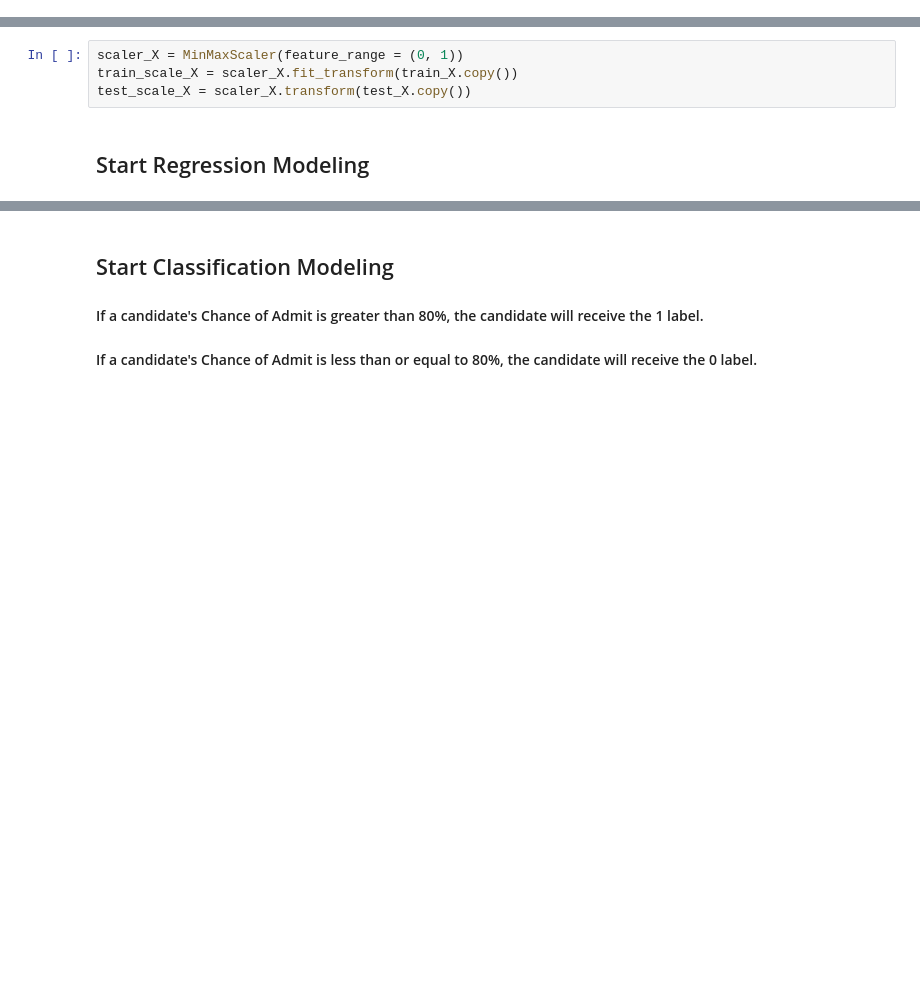
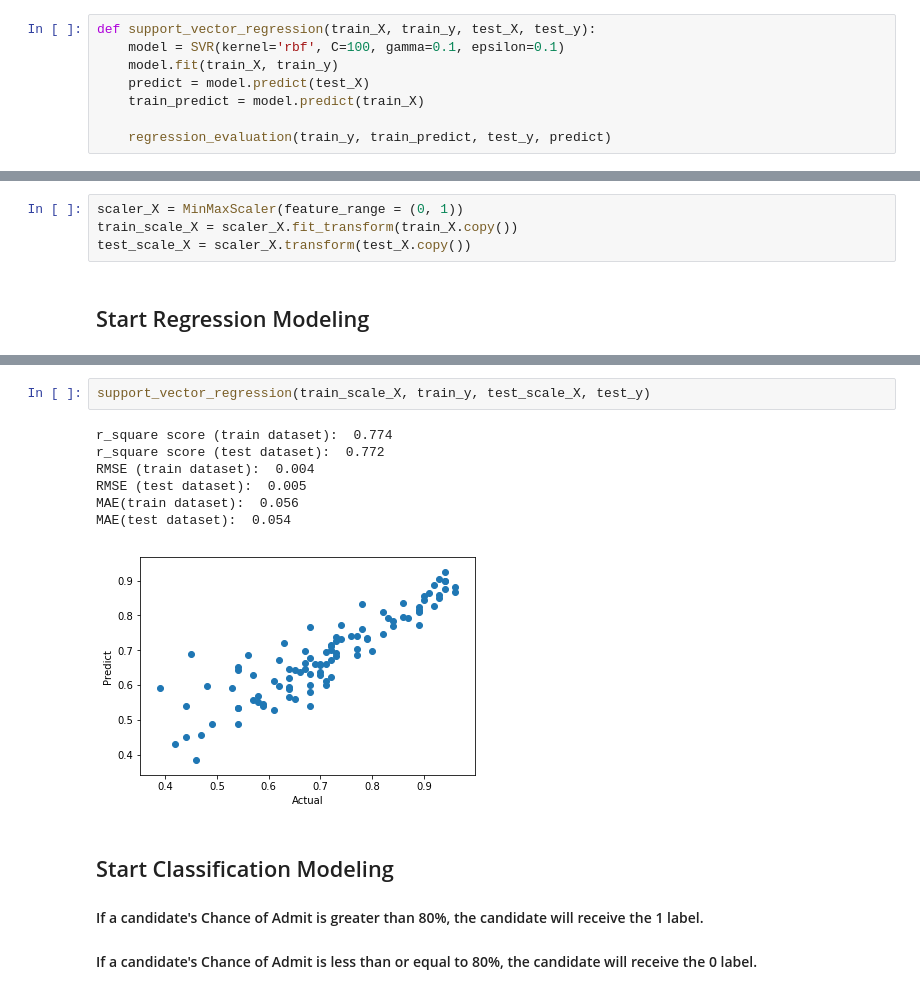
Before and after one commit to zihengh1/Graduate_admissions, a Jupyter notebook: Admission.ipynb, the cells around one changed output, grey strips where cells are left out. Saved outputs shown, nothing was run; the diff lists cells and outputs as text; blank space fills up the shorter version.

```diff
--- a/Admission.ipynb
+++ b/Admission.ipynb
@@ -121,0 +140,8 @@ def decision_tree(train_X, train_y, test_X, test_y):
+# %%
+def support_vector_regression(train_X, train_y, test_X, test_y):
+    model = SVR(kernel='rbf', C=100, gamma=0.1, epsilon=0.1)
+    model.fit(train_X, train_y)
+    predict = model.predict(test_X)
+    train_predict = model.predict(train_X)
+
+    regression_evaluation(train_y, train_predict, test_y, predict)
@@ -193,3 +250,13 @@ r_square score (train dataset):  1.0
+# %%
+support_vector_regression(train_scale_X, train_y, test_scale_X, test_y)
+# %% [output]
+r_square score (train dataset):  0.774
+r_square score (test dataset):  0.772
+RMSE (train dataset):  0.004
+RMSE (test dataset):  0.005
+MAE(train dataset):  0.056
+MAE(test dataset):  0.054
+[figure, added]
 # %% [markdown]
 ## Start Classification Modeling
 #### If a candidate's Chance of Admit is greater than 80%, the candidate will receive the 1 label.
```
Also changed, not shown: parts of 23 cells of this notebook.
